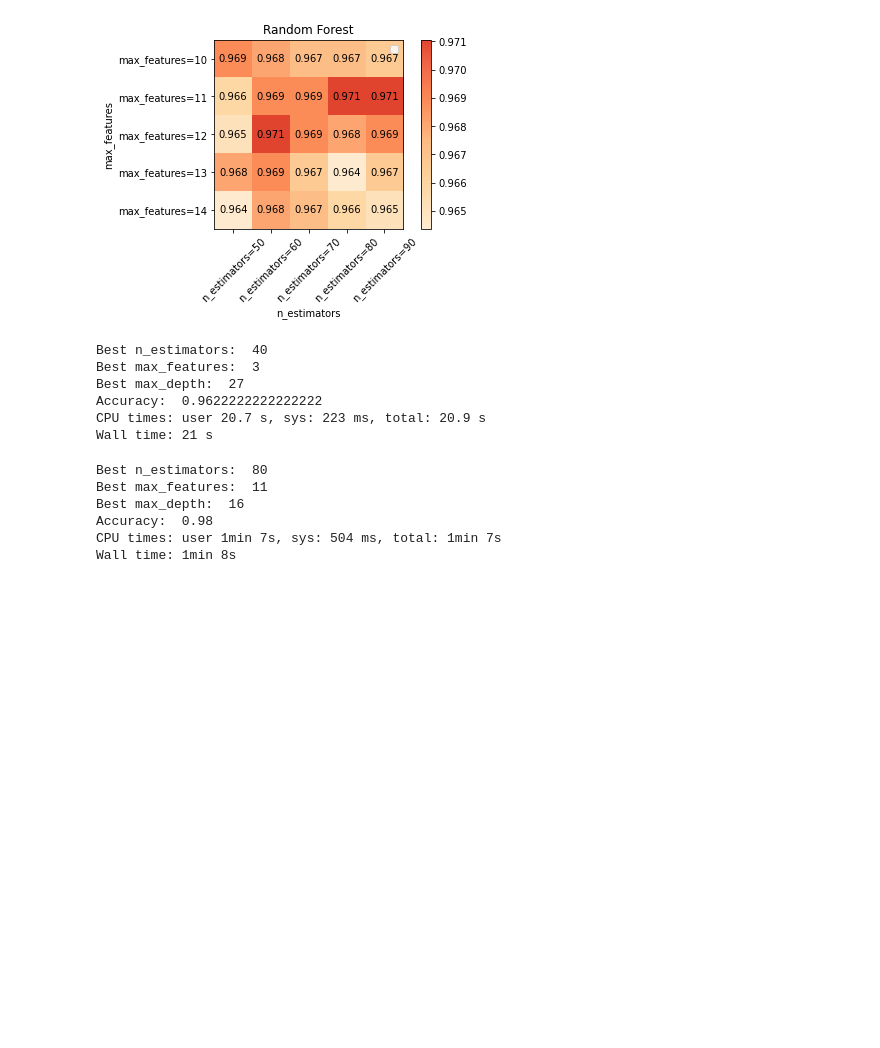
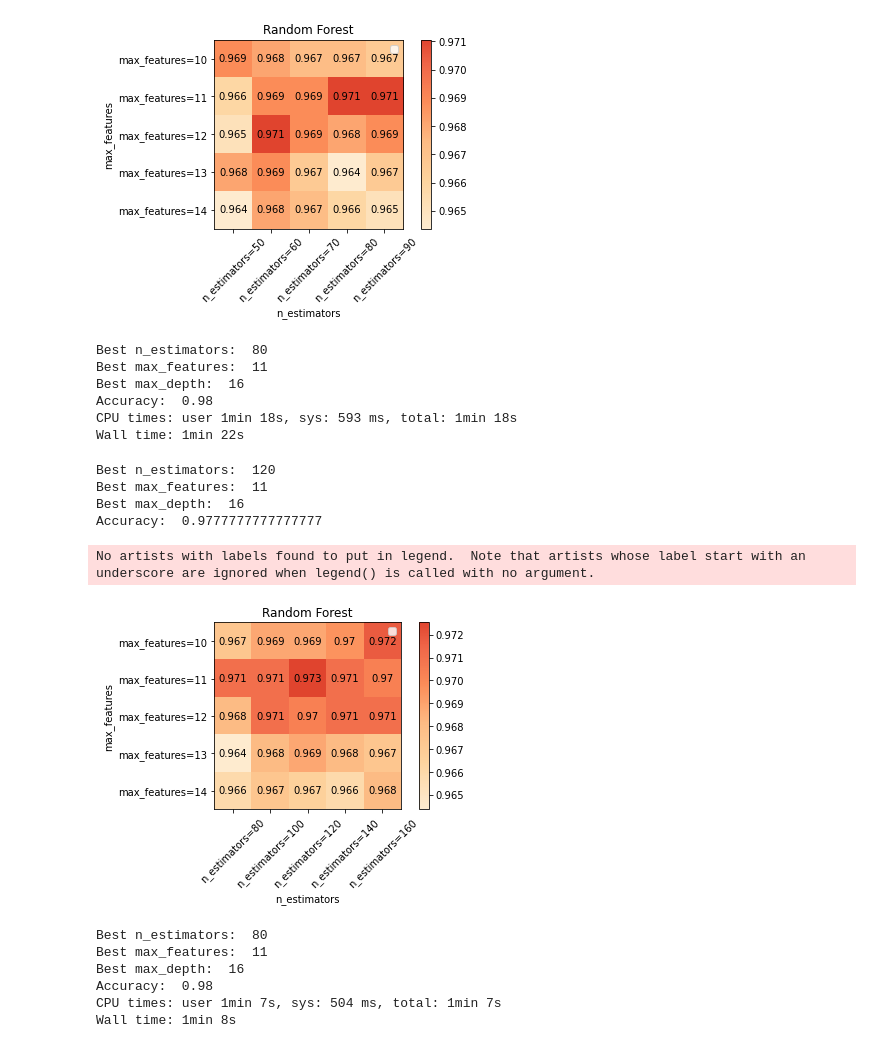
Before and after one commit to jasonmrimer/cse590-machine-learning, a Jupyter notebook: midterm/problem 4 random forest.ipynb, the cells around one changed output. Cells and saved outputs as stored; diff of their text form; code cells hidden in the pictures; blank space fills up the shorter version.

```diff
--- a/midterm/problem 4 random forest.ipynb
+++ b/midterm/problem 4 random forest.ipynb
@@ -147,18 +148,36 @@ No artists with labels found to put in legend.  Note that artists whose label st
 # %%
 np.random.seed(42)
 
-n_estimators = np.linspace(20, 40, 3, dtype=int)
-max_features = np.linspace(1, 12, 6, dtype=int)
+n_estimators = np.linspace(50, 90, 5, dtype=int)
+max_features = np.linspace(10, 14, 5, dtype=int)
 max_depth = np.linspace(5, 50, 5, dtype=int)
 
-grid_search = % time grid_search_random_forest(n_estimators, max_features, max_depth)
+grid_search = %time grid_search_random_forest(n_estimators, max_features, max_depth)
 # %% [output]
-Best n_estimators:  40
-Best max_features:  3
-Best max_depth:  27
-Accuracy:  0.9622222222222222
-CPU times: user 20.7 s, sys: 223 ms, total: 20.9 s
-Wall time: 21 s
+Best n_estimators:  80
+Best max_features:  11
+Best max_depth:  16
+Accuracy:  0.98
+CPU times: user 1min 18s, sys: 593 ms, total: 1min 18s
+Wall time: 1min 22s
+# %%
+np.random.seed(42)
+
+n_estimators = np.linspace(80, 160, 5, dtype=int)
+max_features = np.linspace(10, 14, 5, dtype=int)
+max_depth = np.linspace(16, 16, 1, dtype=int)
+
+grid_search = grid_search_random_forest(n_estimators, max_features, max_depth)
+# %% [output]
+Best n_estimators:  120
+Best max_features:  11
+Best max_depth:  16
+Accuracy:  0.9777777777777777
+# %%
+graph_grid_search_random_forest(grid_search)
+# %% [output]
+No artists with labels found to put in legend.  Note that artists whose label start with an underscore are ignored when legend() is called with no argument.
+[figure, added]
 # %%
 np.random.seed(42)
 
```
Also changed, not shown: parts of 21 cells of this notebook.
